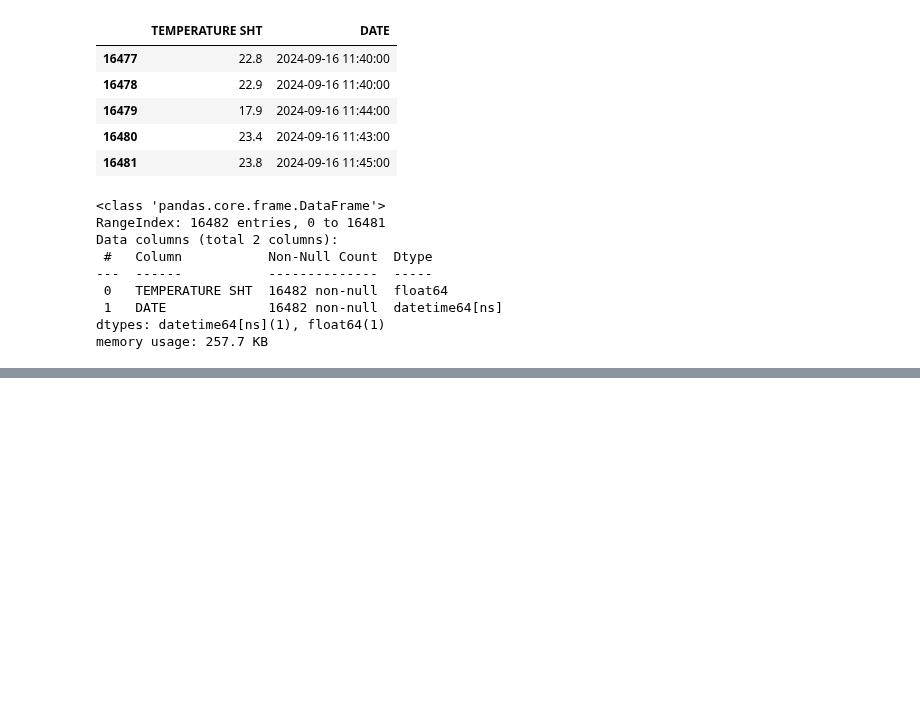
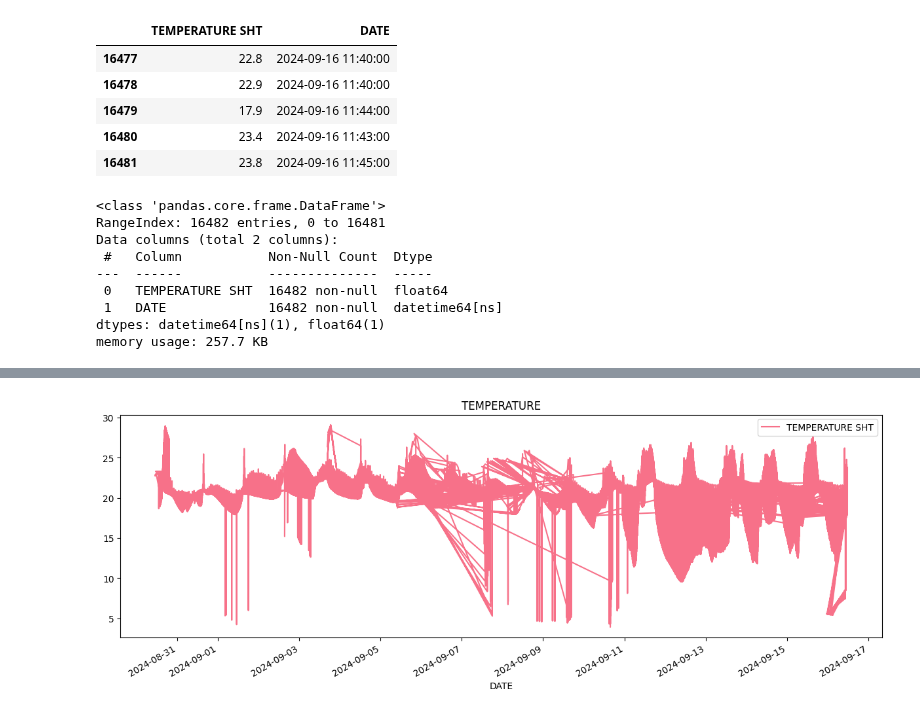
Before and after one commit to Winfry/Upande, a Jupyter notebook: tesst.ipynb, the cells around one changed output, grey strips where cells are left out. Saved outputs shown, nothing was run; the diff lists cells and outputs as text; code cells hidden in the pictures; blank space fills up the shorter version.

```diff
--- a/tesst.ipynb
+++ b/tesst.ipynb
@@ -73,0 +89,8 @@ df.index = pd.to_datetime(df.index)
+# %%
+df.plot(kind='line',
+        figsize=(15, 5),
+        color=color_pal[0],
+        title='TEMPERATURE')
+plt.show()
+# %% [output]
+[figure, added]
```
Also changed, not shown: parts of 1 cell of this notebook.
